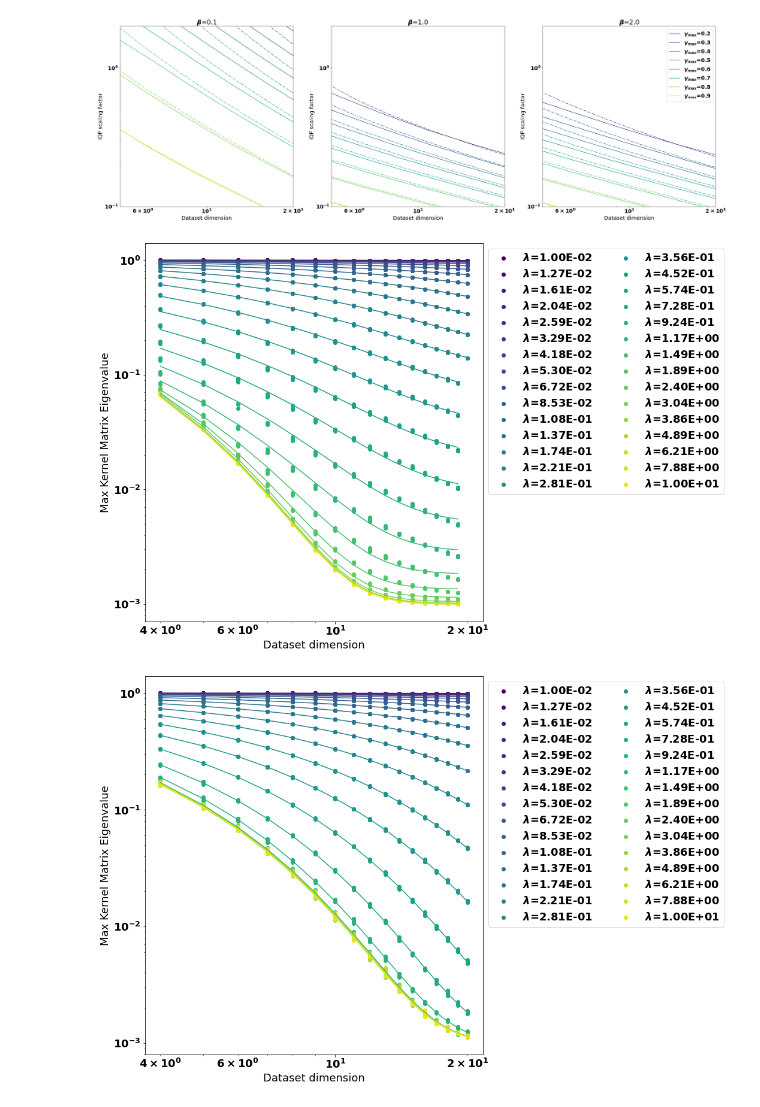
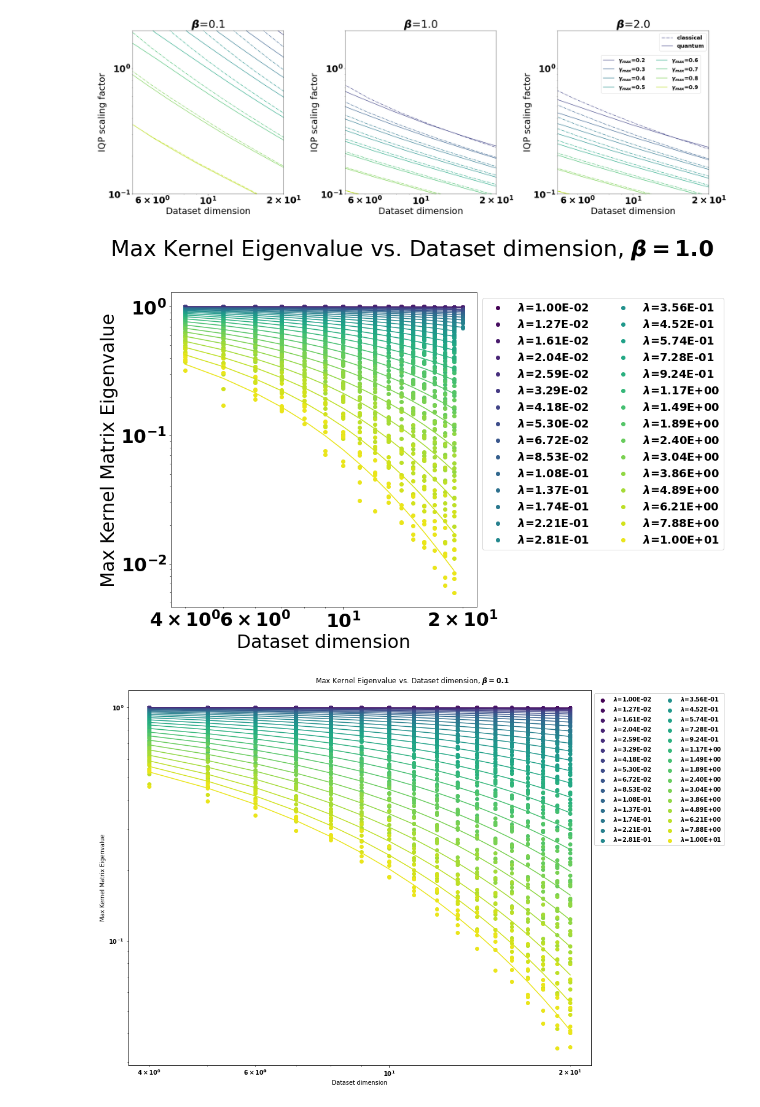
Before and after one commit to lslattery11/quantum_kernel, a Jupyter notebook: notebooks/data_visualization/iqp_fidelity_kernel_final_plots.ipynb, the cells around one changed output. Cells and saved outputs as stored; diff of their text form; code cells hidden in the pictures.

```diff
--- a/notebooks/data_visualization/iqp_fidelity_kernel_final_plots.ipynb
+++ b/notebooks/data_visualization/iqp_fidelity_kernel_final_plots.ipynb
@@ -95,11 +95,16 @@ for i,beta in enumerate(betas):
     ax.set_xscale('log')
     ax.set_title(r'$\beta$='+str(beta))
 
-ax.legend(lines,handles,bbox_to_anchor=(1,1))
+fig.legend(lines,handles,bbox_to_anchor=(0.95,0.8),fontsize=18,ncol=2)
+lines=[
+    Line2D([0,0],[0.1,1],ls='-.',color=colormap(0.2)),
+    Line2D([0,0],[0.1,1],ls='-',color=colormap(0.2))
+]
+extra_legend = plt.legend(lines, ["classical","quantum"], loc=1,fontsize=18)
 fig.tight_layout()
 fig.savefig(f'{save_folder}IQP_fixed_gamma_decay_curves_plots.png')
 # %% [output]
-[figure, old version]
+[figure, new version]
 # %%
 colormap=cm.viridis
 
@@ -111,39 +116,39 @@ test_sfs=list(set(quantum_df.scaling_factor))
 test_sfs.sort()
 
 fig, axs = plt.subplots(1,figsize=(15,10))
 ax=axs
 for i,sf in enumerate(test_sfs):
     color=colormap(i/len(test_sfs))
     label=r'$\lambda$={:.2E}'.format(sf)
     q_df=quantum_df[(quantum_df['scaling_factor']==sf)]
     x=q_df.dataset_dim
     y=q_df.apply(lambda x: max(x.kernel_eigenvalues),axis=1)
     ax.scatter(x,y,color=color,label=label)
 
 
 
     x2=np.array(list(set(x.values)))
 
     #popt,pcov=scipy.optimize.curve_fit(lambda t,a,b: np.log(a*np.exp(b*t)),  x,  np.log(y))
     #y2=popt[0]*np.exp(popt[1]*x2)
 
     popt,pcov=scipy.optimize.curve_fit(lambda t,a,b,c: np.log(a*np.exp(-b*t)+c),  x,  np.log(y),bounds=(0, [1.0, 2.0, 0.5]))
     y2=popt[0]*np.exp(-popt[1]*x2)+popt[2]
 
     ax.plot(x2,y2,color=color)
 
-ax.legend(bbox_to_anchor=(1,1),ncol=2)
+ax.legend(bbox_to_anchor=(1,1),ncol=2,fontsize=18)
 ax.set_xlabel('Dataset dimension')
 ax.set_ylabel('Max Kernel Matrix Eigenvalue')
 ax.set_xscale('log')
 ax.set_yscale('log')
-
+fig.suptitle(rf'Max Kernel Eigenvalue vs. Dataset dimension, $\beta = {beta}$')
 fig.tight_layout()
-fig.savefig(f'{save_folder}quantum_IQP_eigenvalue_decay_curves_plots.png')
+fig.savefig(f'{save_folder}quantum_IQP_eigenvalue_decay_curves_plots_beta_{beta}.png')
 # %% [output]
-[figure, old version]
+[figure, new version]
 # %%
-beta=1.0
+beta=0.1
 filter={'beta': beta}
 
 classical_df=new_df[(new_df['density']==0)]
@@ -177,9 +182,9 @@ ax.set_xlabel('Dataset dimension')
 ax.set_ylabel('Max Kernel Matrix Eigenvalue')
 ax.set_xscale('log')
 ax.set_yscale('log')
-
+fig.suptitle(rf'Max Kernel Eigenvalue vs. Dataset dimension, $\beta = {beta}$')
 fig.tight_layout()
-fig.savefig(f'{save_folder}classical_IQP_eigenvalue_decay_curves_plots.png')
+fig.savefig(f'{save_folder}classical_IQP_eigenvalue_decay_curves_plots_beta_{beta}.png')
 # %% [output]
-[figure, old version]
+[figure, new version]
 # %%
```
Also changed, not shown: parts of 3 cells of this notebook, 4 other files.
